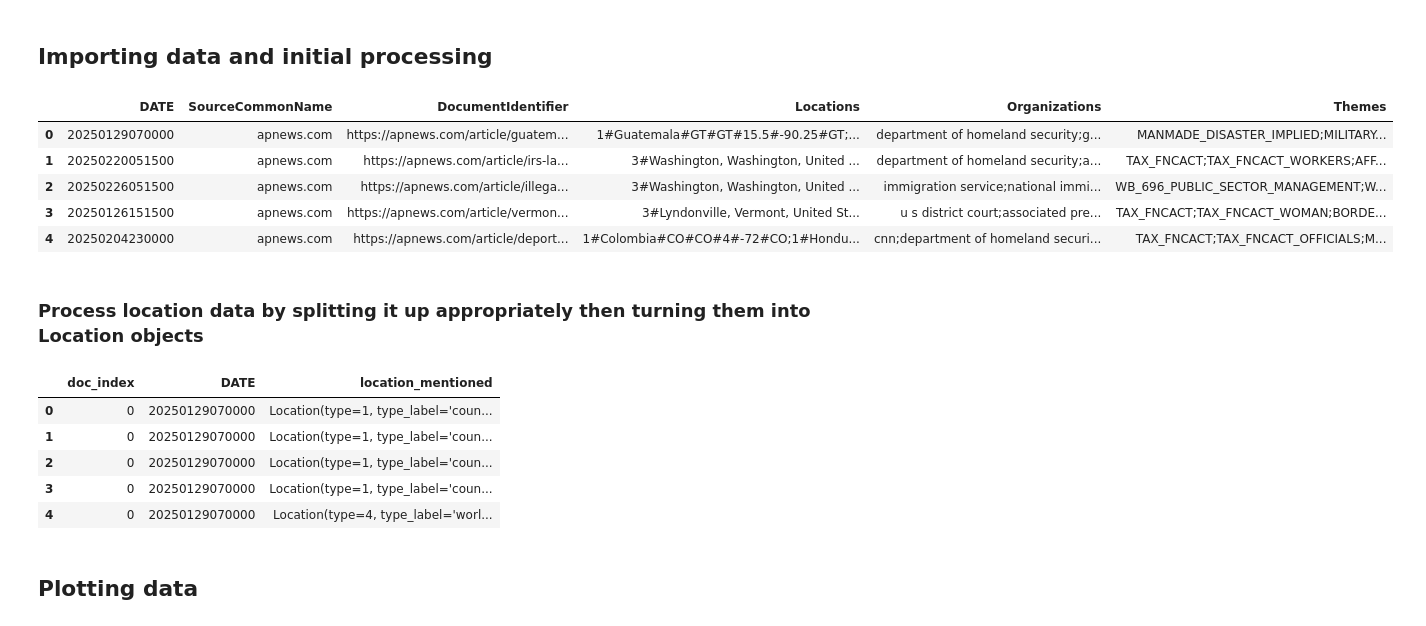
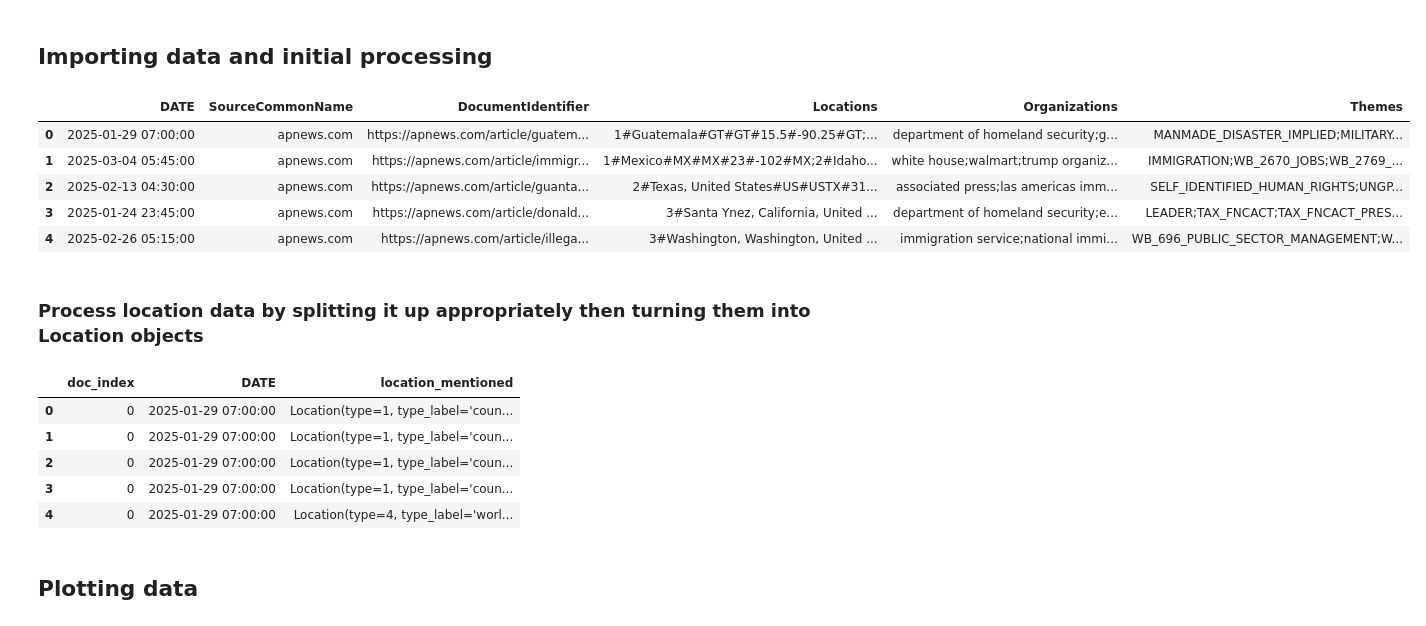
Before and after one commit to zoyaio/ice-rhetoric-data-justice-project, a Jupyter notebook: data_processing/gdelt_data.ipynb, the cells around one changed output. Drawn from its saved outputs; the diff is of its cells as text; code cells hidden in the pictures.

Commit message:
converted dates to date objects early on

```diff
--- a/data_processing/gdelt_data.ipynb
+++ b/data_processing/gdelt_data.ipynb
@@ -39,15 +39,16 @@ def parse_locations(loc_list: list) -> list:
 # %%
 import pandas as pd
 # %%
-raw_gdelt = pd.read_csv('data/bq-results-20260425-213957-1777153252091.csv')
+raw_gdelt = pd.read_csv('data/bq-results-ARREST.csv')
+raw_gdelt["DATE"] = pd.to_datetime(raw_gdelt["DATE"], format="%Y%m%d%H%M%S")
 raw_gdelt.head()
 # %% [output]
 |  | DATE | SourceCommonName | DocumentIdentifier | Locations | Organizations | Themes |
-| 0 | 20250129070000 | apnews.com | https://apnews.com/article/guatem... | 1#Guatemala#GT#GT#15.5#-90.25#GT;... | department of homeland security;g... | MANMADE_DISASTER_IMPLIED;MILITARY... |
-| 1 | 20250220051500 | apnews.com | https://apnews.com/article/irs-la... | 3#Washington, Washington, United ... | department of homeland security;a... | TAX_FNCACT;TAX_FNCACT_WORKERS;AFF... |
-| 2 | 20250226051500 | apnews.com | https://apnews.com/article/illega... | 3#Washington, Washington, United ... | immigration service;national immi... | WB_696_PUBLIC_SECTOR_MANAGEMENT;W... |
-| 3 | 20250126151500 | apnews.com | https://apnews.com/article/vermon... | 3#Lyndonville, Vermont, United St... | u s district court;associated pre... | TAX_FNCACT;TAX_FNCACT_WOMAN;BORDE... |
-| 4 | 20250204230000 | apnews.com | https://apnews.com/article/deport... | 1#Colombia#CO#CO#4#-72#CO;1#Hondu... | cnn;department of homeland securi... | TAX_FNCACT;TAX_FNCACT_OFFICIALS;M... |
+| 0 | 2025-01-29 07:00:00 | apnews.com | https://apnews.com/article/guatem... | 1#Guatemala#GT#GT#15.5#-90.25#GT;... | department of homeland security;g... | MANMADE_DISASTER_IMPLIED;MILITARY... |
+| 1 | 2025-03-04 05:45:00 | apnews.com | https://apnews.com/article/immigr... | 1#Mexico#MX#MX#23#-102#MX;2#Idaho... | white house;walmart;trump organiz... | IMMIGRATION;WB_2670_JOBS;WB_2769_... |
+| 2 | 2025-02-13 04:30:00 | apnews.com | https://apnews.com/article/guanta... | 2#Texas, United States#US#USTX#31... | associated press;las americas imm... | SELF_IDENTIFIED_HUMAN_RIGHTS;UNGP... |
+| 3 | 2025-01-24 23:45:00 | apnews.com | https://apnews.com/article/donald... | 3#Santa Ynez, California, United ... | department of homeland security;e... | LEADER;TAX_FNCACT;TAX_FNCACT_PRES... |
+| 4 | 2025-02-26 05:15:00 | apnews.com | https://apnews.com/article/illega... | 3#Washington, Washington, United ... | immigration service;national immi... | WB_696_PUBLIC_SECTOR_MANAGEMENT;W... |
 # %% [markdown]
 ### Process location data by splitting it up appropriately then turning them into Location objects
 # %%
@@ -65,11 +66,11 @@ locations_only_df = locations_cleaned.explode("parsed_locations").reset_index()[
 locations_only_df.head()
 # %% [output]
 |  | doc_index | DATE | location_mentioned |
-| 0 | 0 | 20250129070000 | Location(type=1, type_label='coun... |
-| 1 | 0 | 20250129070000 | Location(type=1, type_label='coun... |
-| 2 | 0 | 20250129070000 | Location(type=1, type_label='coun... |
-| 3 | 0 | 20250129070000 | Location(type=1, type_label='coun... |
-| 4 | 0 | 20250129070000 | Location(type=4, type_label='worl... |
+| 0 | 0 | 2025-01-29 07:00:00 | Location(type=1, type_label='coun... |
+| 1 | 0 | 2025-01-29 07:00:00 | Location(type=1, type_label='coun... |
+| 2 | 0 | 2025-01-29 07:00:00 | Location(type=1, type_label='coun... |
+| 3 | 0 | 2025-01-29 07:00:00 | Location(type=1, type_label='coun... |
+| 4 | 0 | 2025-01-29 07:00:00 | Location(type=4, type_label='worl... |
 # %%
 # filter for only instances of US cities and states mentioned
 def locations_in_america(loc):
```
Also changed, not shown: parts of 13 cells of this notebook, 2 other files.
